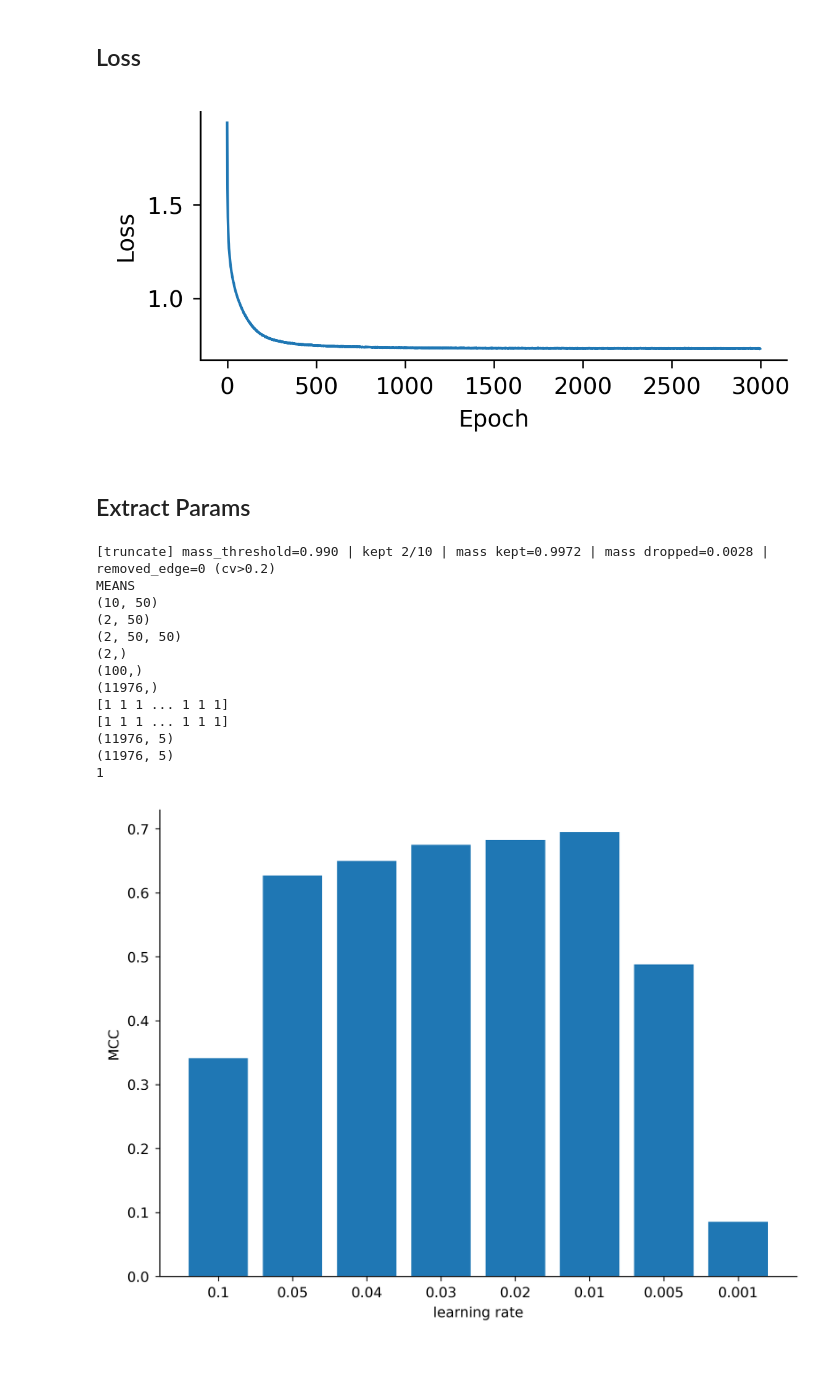
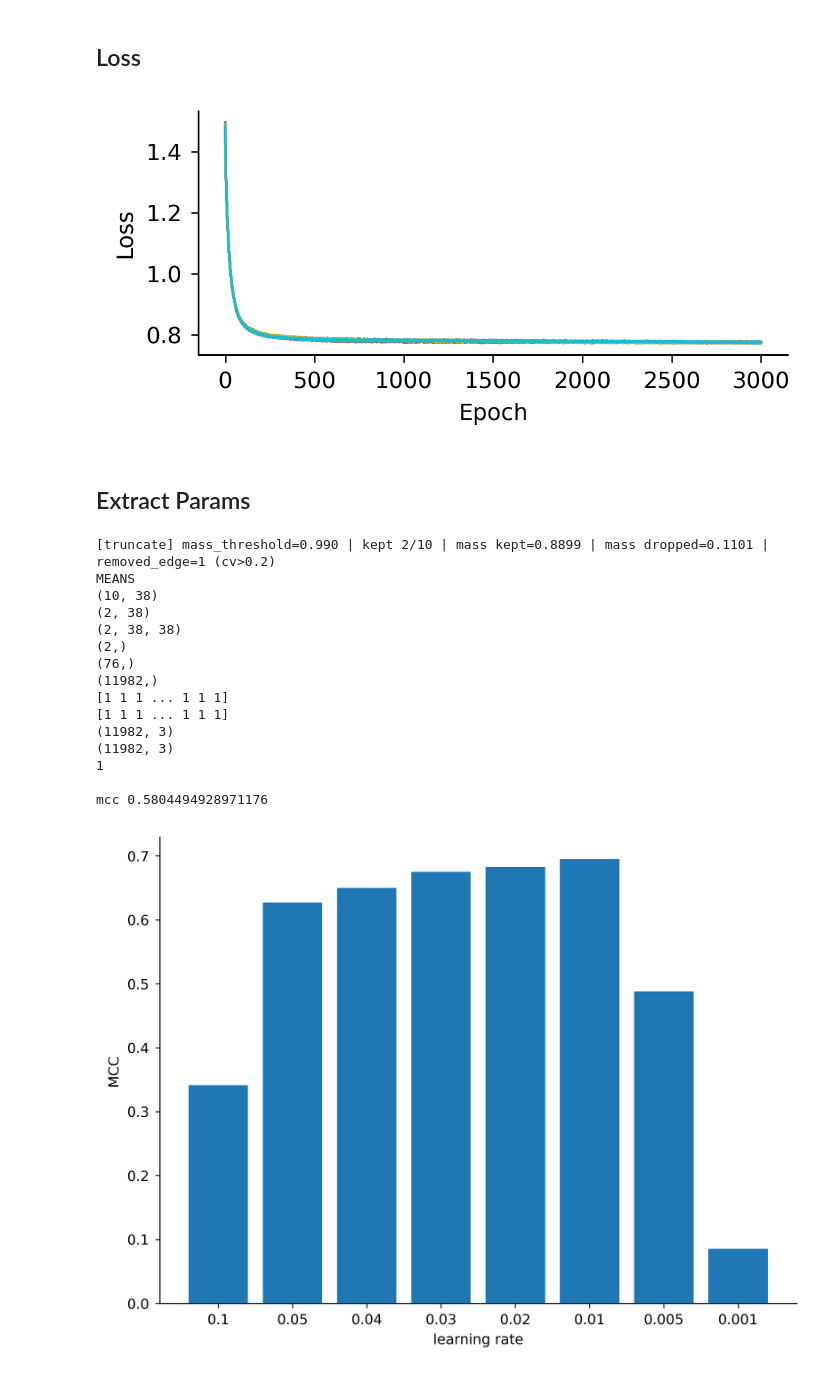
Before and after one commit to GerritFischer/MC-TDE-DP-GMM, a Jupyter notebook: fit_model_multi.ipynb, the cells around one changed output. Drawn from its saved outputs; the diff is of its cells as text; code cells hidden in the pictures.

```diff
--- a/fit_model_multi.ipynb
+++ b/fit_model_multi.ipynb
@@ -328,10 +328,12 @@ signal2 = (signal2 - np.mean(signal2))/ np.std(signal2)
 
 num_emb = choose_embedding_dim(np.mean(freq2), fs, min_cycles = 2.5, ensure_odd = True, verbose=True)
 #you can also set it to some reasonable embeddings, say num_emb = 15
-num_emb = 25
+num_emb = 19
 
 tde_signal = compute_tde(signal, num_emb)
 tde_signal2 = compute_tde(signal2, num_emb)
+
+tde_signal = np.concatenate([tde_signal, tde_signal2], axis=1)
 
 #after TDE, num_emb//2 data points are lost from both ends of the signal
 #so here we trim our signal and true state for later
@@ -341,29 +343,19 @@ trimmed_states = trim_data(combined_states, num_emb, verbose = False)
 trimmed_time_vec = np.linspace(0, len(trimmed_states)/fs, len(trimmed_states))
 
 
-
-
 #roughly speaking, the expected number of states is "ln n"
 num_states = int(np.ceil(np.log(len(trimmed_signal)))) # E[K] = alpha ln n
-print(num_states)
 # this sets K above the expected occupied clusters
 
 #num_states = 3 #(if you wanna test with the ground truth)
 
-num_models = 1 #default: 10
+num_models = 10 #default: 10
 num_epochs = 3000#default: 3000
 n_jobs = 1 #increase the number of jobs when you want to multi process the inference
-lr = 1e-2
-
-###### FIT DP-GMM ##########
-
-empty_tde = np.empty_like(tde_signal)
-
-#tde_signal = np.concatenate([tde_signal, empty_tde], axis=1)
-#tde_signal2 = np.concatenate([tde_signal2, empty_tde], axis=1)
+lr = 5e-3
 
 
-tde_signal = np.concatenate([tde_signal, tde_signal2], axis=1)
+
 
 
 
@@ -382,15 +373,23 @@ TDE_SHAPE:  (11976, 50)
 ## Fit DP-GMM
 # %%
 from nds_toolbox.models.dpgmm_numpyro import fit_DPGMM, truncate, get_states
+import numpy as np
 
 lrs = [0.01]
-results = []
+results = np.empty_like(signal_sample)
+
+
+
+
+
+
+
 
 for i in lrs:
     dpgmm_result = fit_DPGMM(data=tde_signal,
                              num_states=num_states,
                              use_epoch_tqdm=True,
-                             n_jobs=n_jobs,
+                             n_jobs=10,
                              use_model_tqdm=True,
                              num_models=num_models,
                              main_seed=seed,
@@ -423,21 +591,24 @@ Best model ID: 0
 # %% [markdown]
 ## Loss
 # %%
+dpgmm_result = results[0]
+
 est_params = dpgmm_result["est_params"]
 loss_best = dpgmm_result["loss_best"]
 loss_all = dpgmm_result["loss_all"]
 
 fig, ax = plt.subplots(figsize=(4, 2))
 ax.plot(np.array(loss_all).T)
 ax.set_xlabel("Epoch")
 ax.set_ylabel("Loss")
 plt.show()
 # %% [output]
-[figure, old version]
+[figure, new version]
 # %% [markdown]
 ## Extract Params
 # %%
 from nds_toolbox.utils.helper import match_states
+from nds_toolbox.analysis.utils import imputing_mode
 from sklearn.metrics import matthews_corrcoef
 import jax.numpy as jnp
 
@@ -481,18 +652,16 @@ print(z.shape)
 
 #get the estimated states based on the learned parameters
 est_states_dpgmm = get_states(tde_signal, trunc_means, trunc_covs, trunc_weights)
+est_states_dpgmm = imputing_mode(est_states_dpgmm, min_samples=3)
 
 print(est_states_dpgmm.shape)
 
-
-mapper = np.array([1, 0])
-#est_states_dpgmm = mapper[est_states_dpgmm]
 
 print(est_states_dpgmm)
 print(trimmed_states)
 
 #one hot vector of estimated states
-est_states_dpgmm_onehot = np.eye(5)[est_states_dpgmm]
+est_states_dpgmm_onehot = np.eye(3)[est_states_dpgmm]
 
 
 
@@ -500,35 +669,38 @@ est_states_dpgmm_onehot = np.eye(5)[est_states_dpgmm]
 
 
 #one hot vector of true states
-trimmed_states_onehot = np.eye(5)[trimmed_states]
+trimmed_states_onehot = np.eye(3)[trimmed_states]
 print(est_states_dpgmm_onehot.shape)
 print(trimmed_states_onehot.shape)
 
 print(est_states_dpgmm[0])
 
 
+
 #order the estimated states
-##order, est_states_dpgmm_onehot = match_states(trimmed_states_onehot, est_states_dpgmm_onehot, verbose=False)
+order, est_states_dpgmm_onehot = match_states(trimmed_states_onehot, est_states_dpgmm_onehot, verbose=False)
 #onehot vector -> a signal array
-#est_states_dpgmm = np.argmax(est_states_dpgmm_onehot, axis=1)
+est_states_dpgmm = np.argmax(est_states_dpgmm_onehot, axis=1)
 
 mcc_dpgmm = matthews_corrcoef(trimmed_states, est_states_dpgmm)
 print()
 print("mcc" ,mcc_dpgmm)
 # %% [output]
-[truncate] mass_threshold=0.990 | kept 2/10 | mass kept=0.9972 | mass dropped=0.0028 | removed_edge=0 (cv>0.2)
+[truncate] mass_threshold=0.990 | kept 2/10 | mass kept=0.8899 | mass dropped=0.1101 | removed_edge=1 (cv>0.2)
 MEANS
-(10, 50)
-(2, 50)
-(2, 50, 50)
+(10, 38)
+(2, 38)
+(2, 38, 38)
 (2,)
-(100,)
-(11976,)
+(76,)
+(11982,)
 [1 1 1 ... 1 1 1]
 [1 1 1 ... 1 1 1]
-(11976, 5)
-(11976, 5)
+(11982, 3)
+(11982, 3)
 1
+
+mcc 0.5804494928971176
 # %%
 fig, ax = plt.subplots()
 lrs = ['0.1', '0.05', '0.04', '0.03', '0.02', '0.01', '0.005', '0.001']
```
Also changed, not shown: parts of 8 cells of this notebook, 5 other files.
